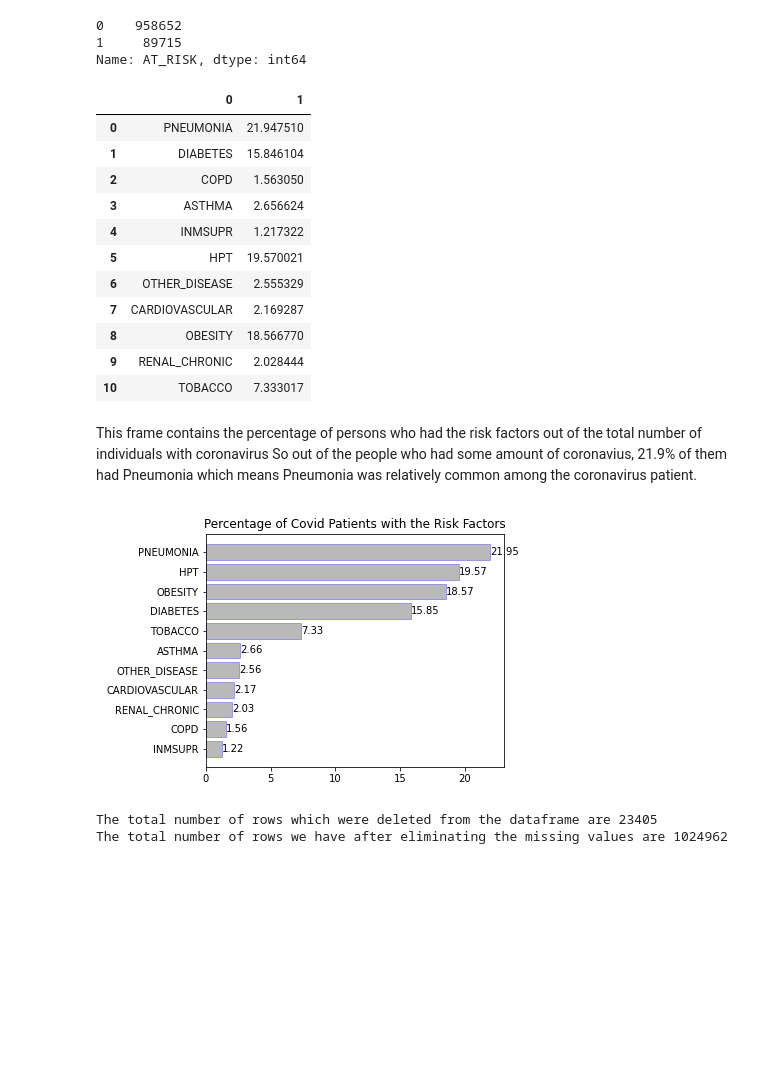
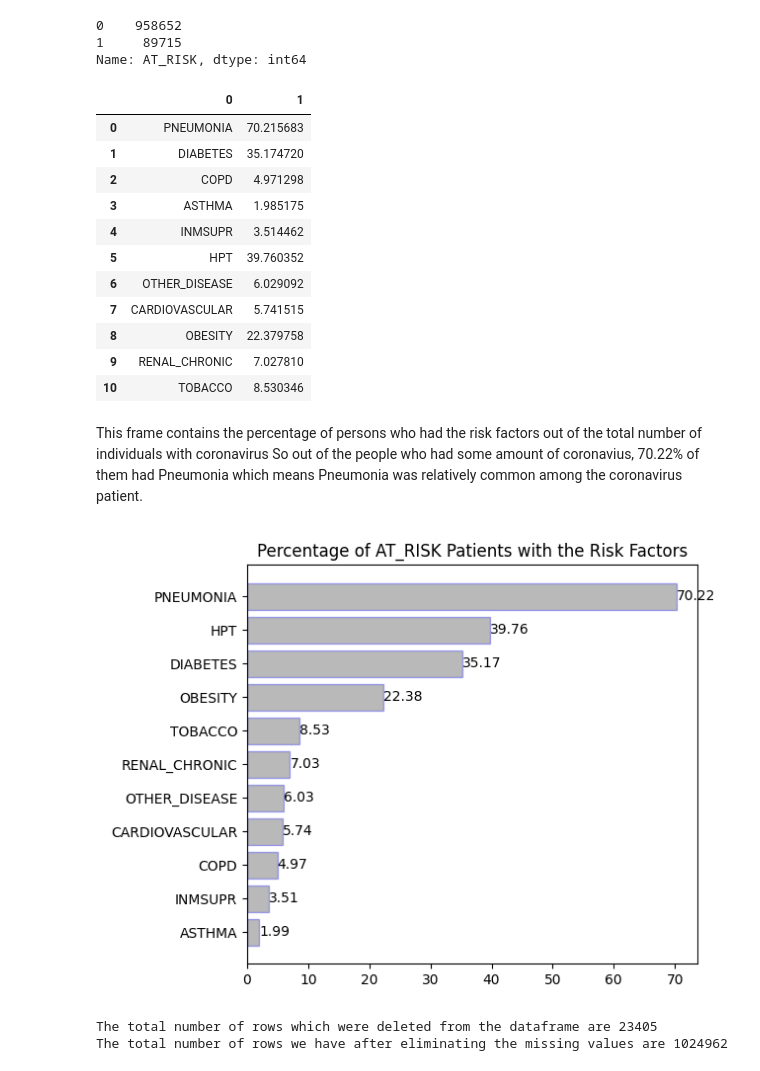
Before and after one commit to Godfred06/covid-19, a Jupyter notebook: covid.ipynb, the cells around one changed output. Saved outputs shown, nothing was run; the diff lists cells and outputs as text; code cells hidden in the pictures; blank space fills up the shorter version.

```diff
--- a/covid.ipynb
+++ b/covid.ipynb
@@ -190,7 +207,7 @@ def covid_char(frame):
     global risk_factors
     risk_factors=['PNEUMONIA','DIABETES','COPD','ASTHMA','INMSUPR','HPT', 'OTHER_DISEASE', 'CARDIOVASCULAR', 'OBESITY', 'RENAL_CHRONIC',
        'TOBACCO']
-    frame= frame[frame['Covid_Patient']==1]
+    frame= frame[frame['AT_RISK']==1]
     final_list= []
     for factor in risk_factors:
         frame[factor]= frame[factor].apply(lambda x: 3 if x==97 or x==98 or x==99 else x);
@@ -209,33 +226,33 @@ new_frame=covid_char(coviddata);
 new_frame
 # %% [output]
 |  | 0 | 1 |
-| 0 | PNEUMONIA | 21.947510 |
-| 1 | DIABETES | 15.846104 |
-| 2 | COPD | 1.563050 |
-| 3 | ASTHMA | 2.656624 |
-| 4 | INMSUPR | 1.217322 |
-| 5 | HPT | 19.570021 |
-| 6 | OTHER_DISEASE | 2.555329 |
-| 7 | CARDIOVASCULAR | 2.169287 |
-| 8 | OBESITY | 18.566770 |
-| 9 | RENAL_CHRONIC | 2.028444 |
-| 10 | TOBACCO | 7.333017 |
+| 0 | PNEUMONIA | 70.215683 |
+| 1 | DIABETES | 35.174720 |
+| 2 | COPD | 4.971298 |
+| 3 | ASTHMA | 1.985175 |
+| 4 | INMSUPR | 3.514462 |
+| 5 | HPT | 39.760352 |
+| 6 | OTHER_DISEASE | 6.029092 |
+| 7 | CARDIOVASCULAR | 5.741515 |
+| 8 | OBESITY | 22.379758 |
+| 9 | RENAL_CHRONIC | 7.027810 |
+| 10 | TOBACCO | 8.530346 |
 # %% [markdown]
 This frame contains the percentage of persons who had the risk factors out of the total number of individuals with coronavirus
-So out of the people who had some amount of coronavius, 21.9% of them had Pneumonia which means Pneumonia was relatively common
+So out of the people who had some amount of coronavius, 70.22% of them had Pneumonia which means Pneumonia was relatively common
 among the coronavirus patient.
 # %%
 new_frame= new_frame.rename({0:'Risk Factor',1:'Percentage of Covid Patient'}, axis=1)
 new_frame= new_frame.sort_values('Percentage of Covid Patient')
 xvalues=range(0, len(new_frame))
 plt.figure()
 barg=plt.barh(xvalues, new_frame['Percentage of Covid Patient'],alpha=0.3,color=(0.1,0.1,0.1,0.1),edgecolor='blue')
 plt.yticks(xvalues, new_frame['Risk Factor'],rotation=0)
 plt.bar_label(barg,label_type='edge', rotation=0,fmt='%.2f')
-plt.title('Percentage of Covid Patients with the Risk Factors')
+plt.title('Percentage of AT_RISK Patients with the Risk Factors')
 plt.tight_layout()
 # %% [output]
-[figure, old version]
+[figure, new version]
 # %%
 
 modeldata= coviddata[['SEX','PNEUMONIA','AGE','DIABETES', 'COPD', 'ASTHMA', 'INMSUPR',
```
Also changed, not shown: parts of 19 cells of this notebook.
